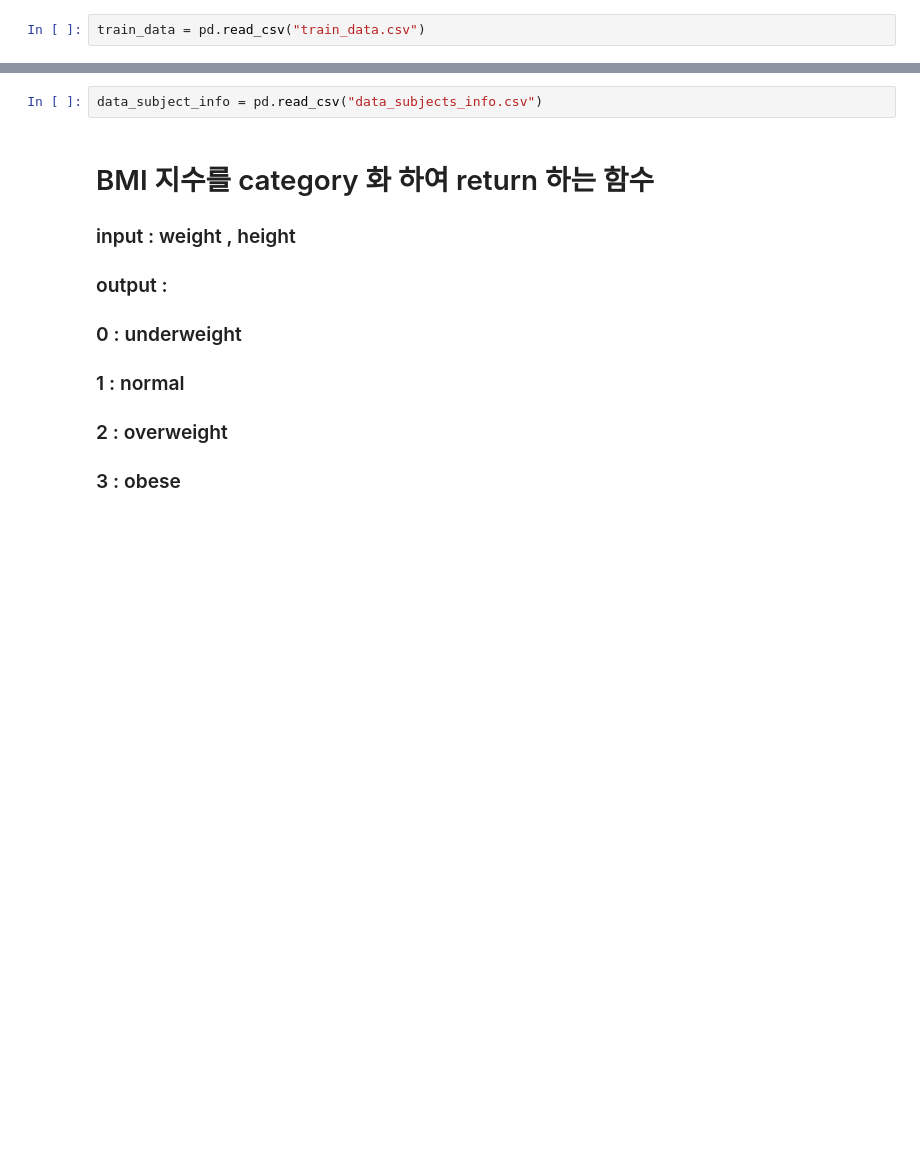
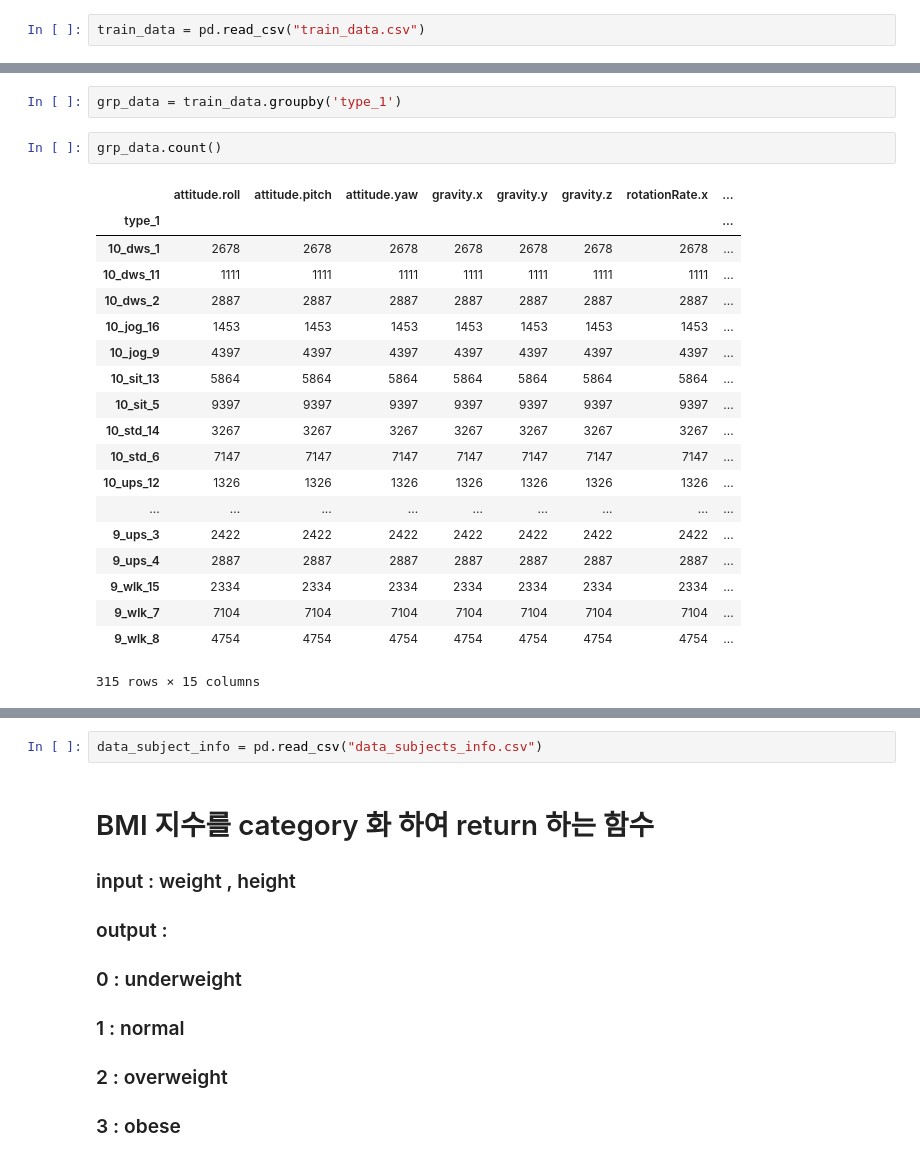
Before and after one commit to ganjiron/ganpython, a Jupyter notebook: jupyter/Project1/ganseo1119.ipynb, the cells around one changed output, grey strips where cells are left out. Saved outputs shown, nothing was run; the diff lists cells and outputs as text; blank space fills up the shorter version.

```diff
--- a/jupyter/Project1/ganseo1119.ipynb
+++ b/jupyter/Project1/ganseo1119.ipynb
@@ -7,0 +87,24 @@ train_data = pd.read_csv("train_data.csv")
+# %%
+grp_data = train_data.groupby('type_1')
+# %%
+grp_data.count()
+# %% [output]
+|  | attitude.roll | attitude.pitch | attitude.yaw | gravity.x | gravity.y | gravity.z | rotationRate.x | ... |
+| type_1 |  |  |  |  |  |  |  | ... |
+| 10_dws_1 | 2678 | 2678 | 2678 | 2678 | 2678 | 2678 | 2678 | ... |
+| 10_dws_11 | 1111 | 1111 | 1111 | 1111 | 1111 | 1111 | 1111 | ... |
+| 10_dws_2 | 2887 | 2887 | 2887 | 2887 | 2887 | 2887 | 2887 | ... |
+| 10_jog_16 | 1453 | 1453 | 1453 | 1453 | 1453 | 1453 | 1453 | ... |
+| 10_jog_9 | 4397 | 4397 | 4397 | 4397 | 4397 | 4397 | 4397 | ... |
+| 10_sit_13 | 5864 | 5864 | 5864 | 5864 | 5864 | 5864 | 5864 | ... |
+| 10_sit_5 | 9397 | 9397 | 9397 | 9397 | 9397 | 9397 | 9397 | ... |
+| 10_std_14 | 3267 | 3267 | 3267 | 3267 | 3267 | 3267 | 3267 | ... |
+| 10_std_6 | 7147 | 7147 | 7147 | 7147 | 7147 | 7147 | 7147 | ... |
+| 10_ups_12 | 1326 | 1326 | 1326 | 1326 | 1326 | 1326 | 1326 | ... |
+| ... | ... | ... | ... | ... | ... | ... | ... | ... |
+| 9_ups_3 | 2422 | 2422 | 2422 | 2422 | 2422 | 2422 | 2422 | ... |
+| 9_ups_4 | 2887 | 2887 | 2887 | 2887 | 2887 | 2887 | 2887 | ... |
+| 9_wlk_15 | 2334 | 2334 | 2334 | 2334 | 2334 | 2334 | 2334 | ... |
+| 9_wlk_7 | 7104 | 7104 | 7104 | 7104 | 7104 | 7104 | 7104 | ... |
+| 9_wlk_8 | 4754 | 4754 | 4754 | 4754 | 4754 | 4754 | 4754 | ... |
+315 rows × 15 columns
```
Also changed, not shown: parts of 42 cells of this notebook, 11 other files.
